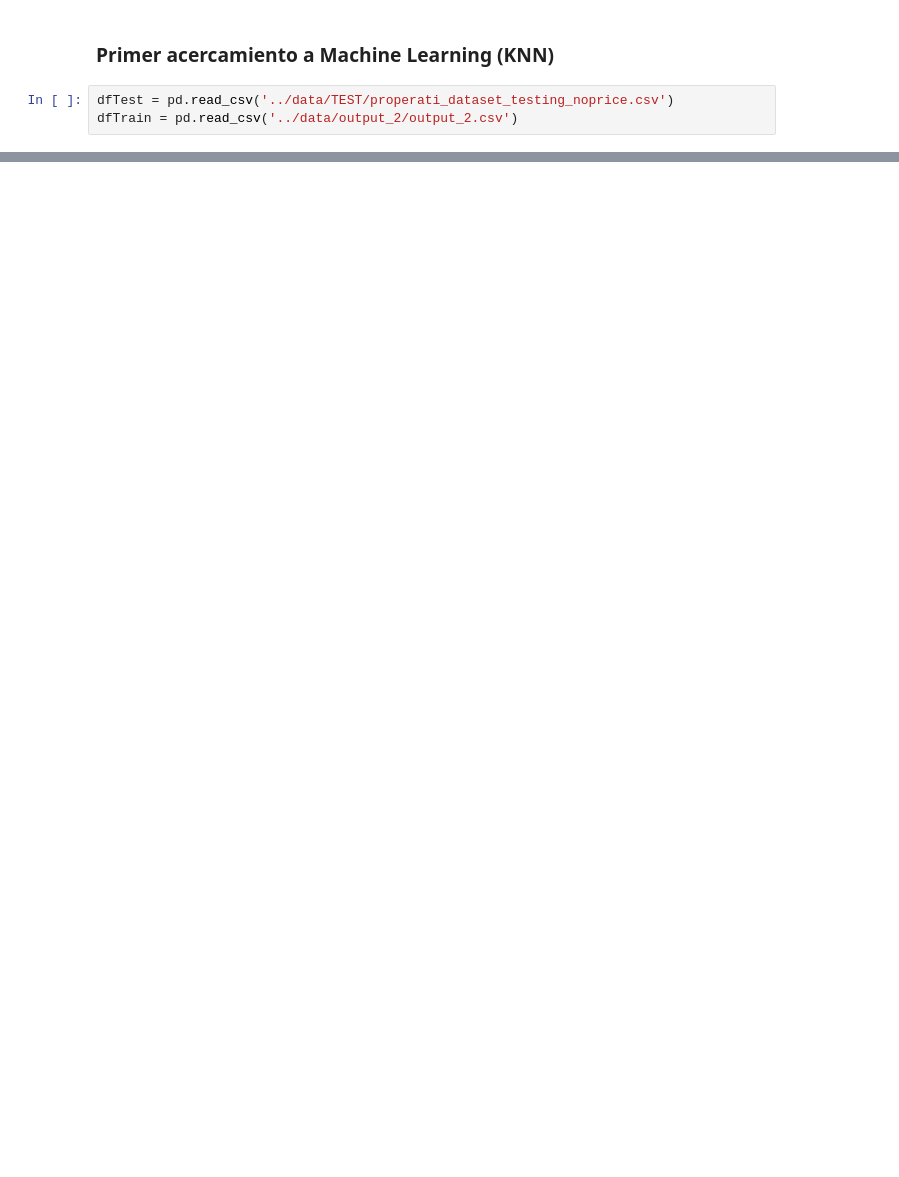
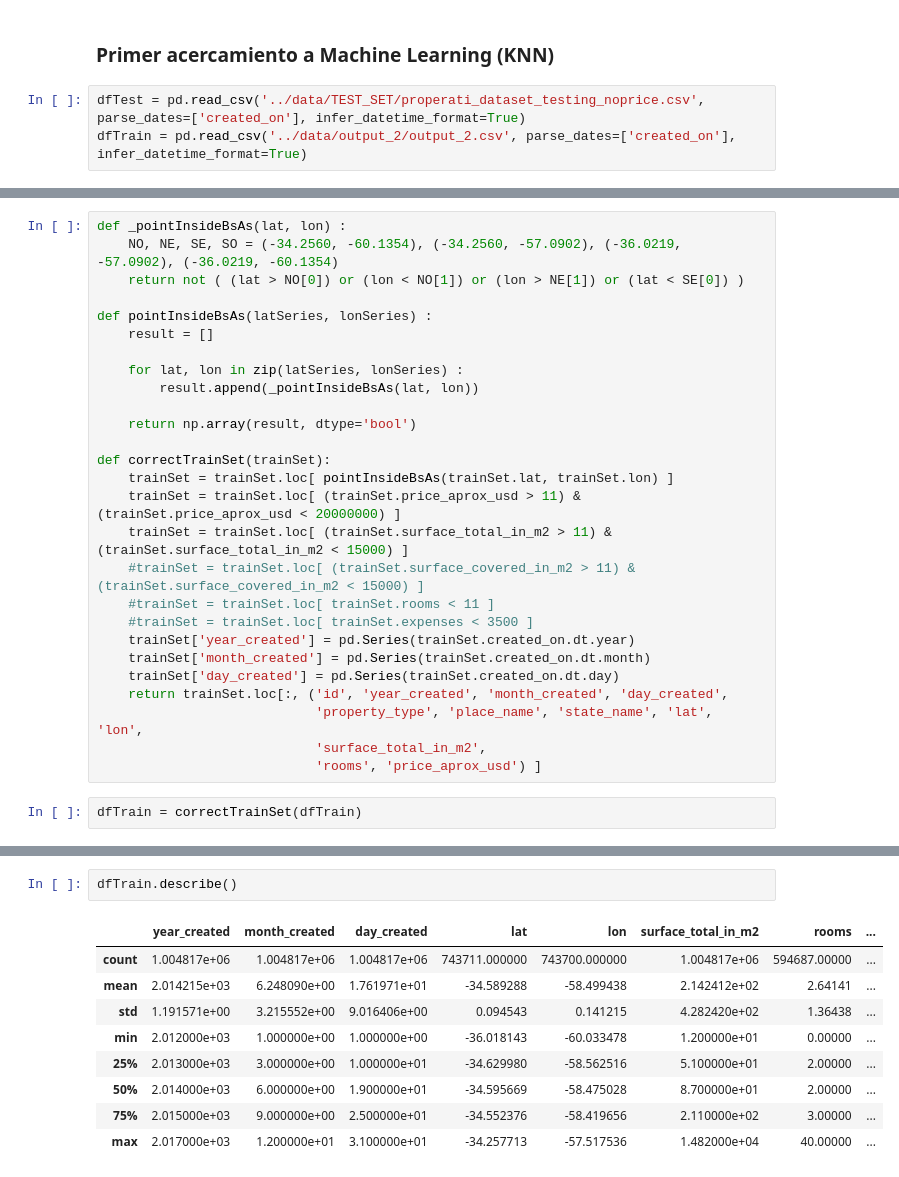
Before and after one commit to fpenovi/BArealEstatePricing, a Jupyter notebook: notebooks/01 - KNN.ipynb, the cells around one changed output, grey strips where cells are left out. Saved outputs shown, nothing was run; the diff lists cells and outputs as text; blank space fills up the shorter version.

```diff
--- a/notebooks/01 - KNN.ipynb
+++ b/notebooks/01 - KNN.ipynb
@@ -4,8 +7,8 @@ import pandas as pd
 # %% [markdown]
 ### Primer acercamiento a Machine Learning (KNN)
 # %%
-dfTest = pd.read_csv('../data/TEST/properati_dataset_testing_noprice.csv')
-dfTrain = pd.read_csv('../data/output_2/output_2.csv')
+dfTest = pd.read_csv('../data/TEST_SET/properati_dataset_testing_noprice.csv', parse_dates=['created_on'], infer_datetime_format=True)
+dfTrain = pd.read_csv('../data/output_2/output_2.csv', parse_dates=['created_on'], infer_datetime_format=True)
 # %%
 dfTest.info()
 # %% [output]
@@ -70,0 +129,29 @@ memory usage: 200.8+ MB
+# %%
+def _pointInsideBsAs(lat, lon) :
+    NO, NE, SE, SO = (-34.2560, -60.1354), (-34.2560, -57.0902), (-36.0219, -57.0902), (-36.0219, -60.1354)
+    return not ( (lat > NO[0]) or (lon < NO[1]) or (lon > NE[1]) or (lat < SE[0]) )
+
+def pointInsideBsAs(latSeries, lonSeries) :
+    result = []
+
+    for lat, lon in zip(latSeries, lonSeries) :
+        result.append(_pointInsideBsAs(lat, lon))
+
+    return np.array(result, dtype='bool')
+
+def correctTrainSet(trainSet):
+    trainSet = trainSet.loc[ pointInsideBsAs(trainSet.lat, trainSet.lon) ]
+    trainSet = trainSet.loc[ (trainSet.price_aprox_usd > 11) & (trainSet.price_aprox_usd < 20000000) ]
+    trainSet = trainSet.loc[ (trainSet.surface_total_in_m2 > 11) & (trainSet.surface_total_in_m2 < 15000) ]
+    #trainSet = trainSet.loc[ (trainSet.surface_covered_in_m2 > 11) & (trainSet.surface_covered_in_m2 < 15000) ]
+    #trainSet = trainSet.loc[ trainSet.rooms < 11 ]
+    #trainSet = trainSet.loc[ trainSet.expenses < 3500 ]
+    trainSet['year_created'] = pd.Series(trainSet.created_on.dt.year)
+    trainSet['month_created'] = pd.Series(trainSet.created_on.dt.month)
+    trainSet['day_created'] = pd.Series(trainSet.created_on.dt.day)
+    return trainSet.loc[:, ('id', 'year_created', 'month_created', 'day_created',
+                            'property_type', 'place_name', 'state_name', 'lat', 'lon',
+                            'surface_total_in_m2',
+                            'rooms', 'price_aprox_usd') ]
+# %%
+dfTrain = correctTrainSet(dfTrain)
@@ -70,0 +178,12 @@ memory usage: 200.8+ MB
+# %%
+dfTrain.describe()
+# %% [output]
+|  | year_created | month_created | day_created | lat | lon | surface_total_in_m2 | rooms | ... |
+| count | 1.004817e+06 | 1.004817e+06 | 1.004817e+06 | 743711.000000 | 743700.000000 | 1.004817e+06 | 594687.00000 | ... |
+| mean | 2.014215e+03 | 6.248090e+00 | 1.761971e+01 | -34.589288 | -58.499438 | 2.142412e+02 | 2.64141 | ... |
+| std | 1.191571e+00 | 3.215552e+00 | 9.016406e+00 | 0.094543 | 0.141215 | 4.282420e+02 | 1.36438 | ... |
+| min | 2.012000e+03 | 1.000000e+00 | 1.000000e+00 | -36.018143 | -60.033478 | 1.200000e+01 | 0.00000 | ... |
+| 25% | 2.013000e+03 | 3.000000e+00 | 1.000000e+01 | -34.629980 | -58.562516 | 5.100000e+01 | 2.00000 | ... |
+| 50% | 2.014000e+03 | 6.000000e+00 | 1.900000e+01 | -34.595669 | -58.475028 | 8.700000e+01 | 2.00000 | ... |
+| 75% | 2.015000e+03 | 9.000000e+00 | 2.500000e+01 | -34.552376 | -58.419656 | 2.110000e+02 | 3.00000 | ... |
+| max | 2.017000e+03 | 1.200000e+01 | 3.100000e+01 | -34.257713 | -57.517536 | 1.482000e+04 | 40.00000 | ... |
```
Also changed, not shown: parts of 31 cells of this notebook, 1 other file.
